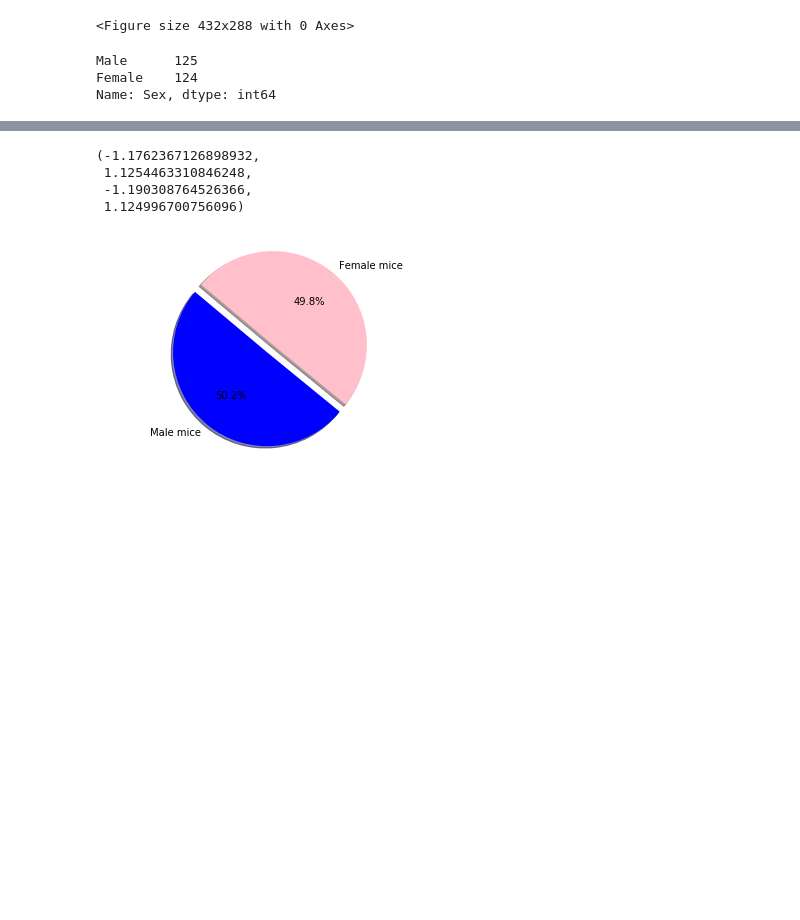
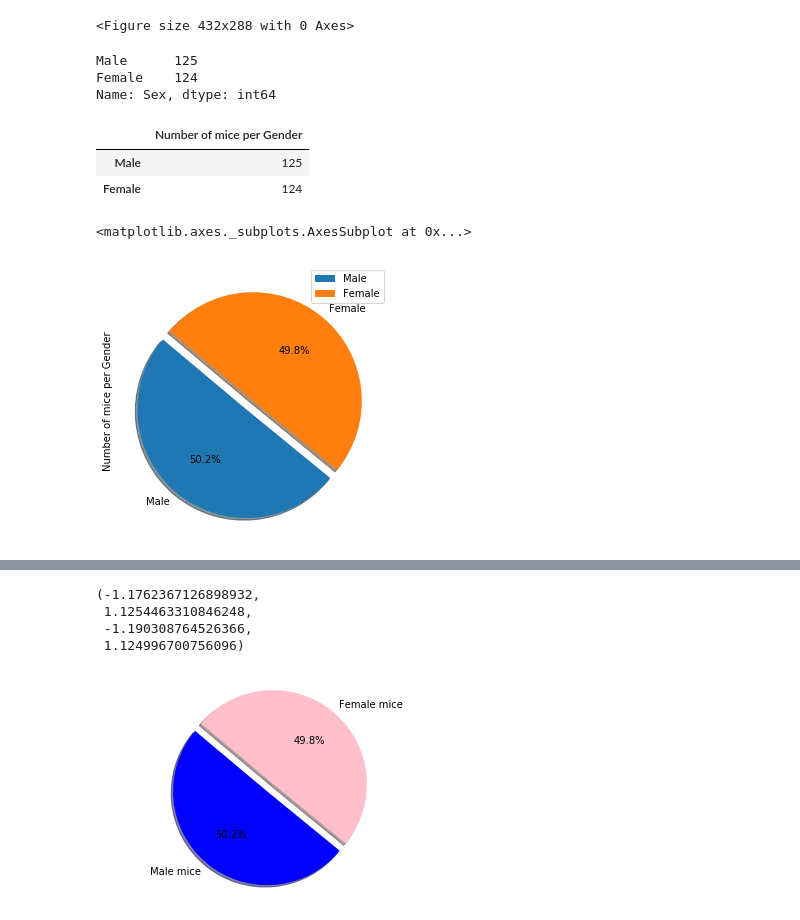
Before and after one commit to alfonsocamero/python-matplotlib-challenge, a Jupyter notebook: Pymaceuticals/pymaceuticals_starter.ipynb, the cells around one changed output, grey strips where cells are left out. Saved outputs shown, nothing was run; the diff lists cells and outputs as text; code cells hidden in the pictures; blank space fills up the shorter version.

```diff
--- a/Pymaceuticals/pymaceuticals_starter.ipynb
+++ b/Pymaceuticals/pymaceuticals_starter.ipynb
@@ -303,3 +301,19 @@ male_female
 Male      125
 Female    124
 Name: Sex, dtype: int64
+# %%
+male_female_df = pd.DataFrame({
+    "Number of mice per Gender": male_female
+})
+male_female_df
+# %% [output]
+|  | Number of mice per Gender |
+| Male | 125 |
+| Female | 124 |
+# %%
+# Generate a pie plot showing the distribution of female versus male mice using pandas
+#Modify data to only list one entry per mouse
+male_female_df.plot.pie(y='Number of mice per Gender', startangle=140, figsize=(5, 5), shadow=True, explode=explode, autopct="%1.1f%%", )
+# %% [output]
+<matplotlib.axes._subplots.AxesSubplot at 0x...>
+[figure, added]
```
Also changed, not shown: parts of 10 cells of this notebook, 1 other file.
